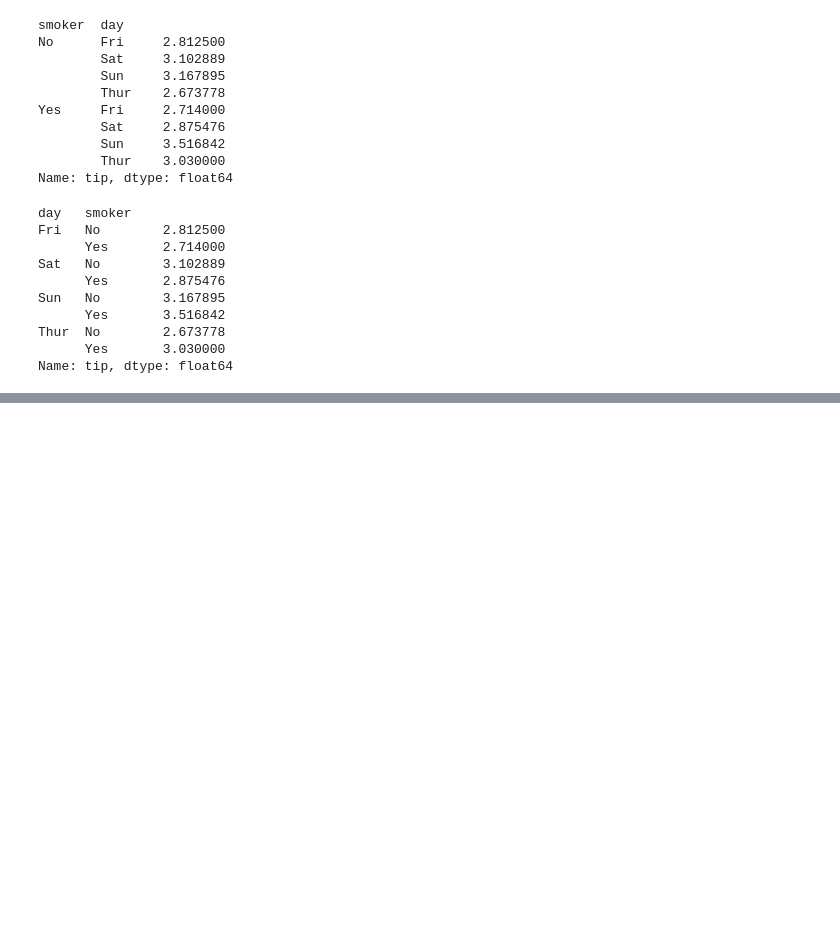
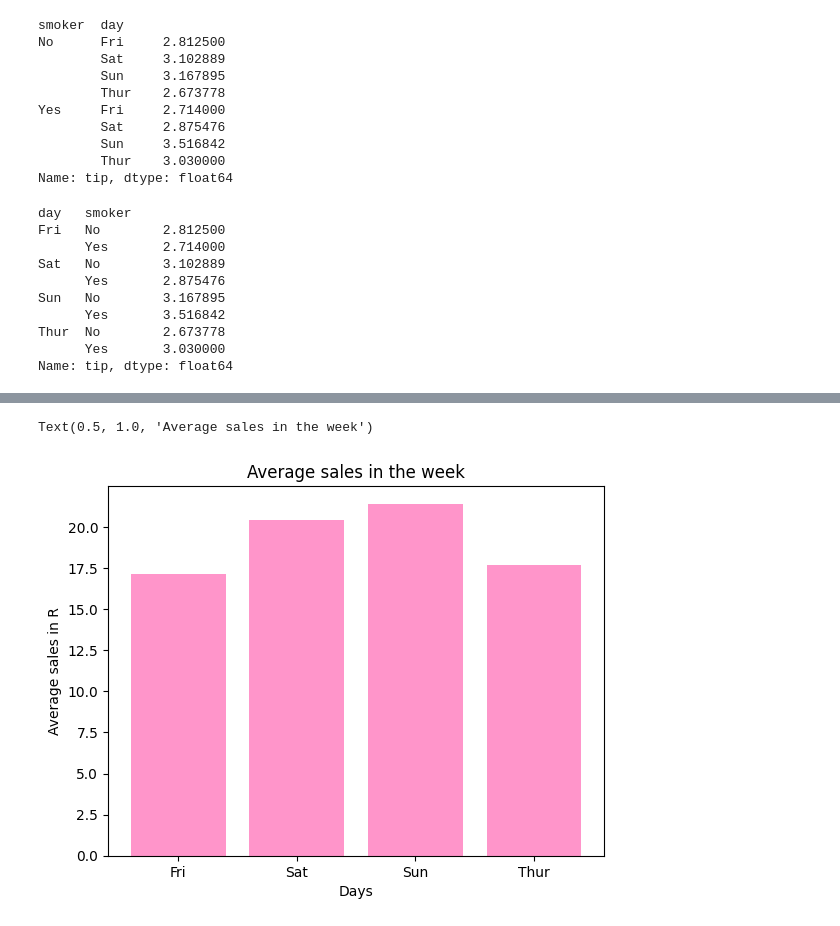
Before and after one commit to QuinlanVic/Python-module-code-notes, a Jupyter notebook: day16_pandas.ipynb, the cells around one changed output, grey strips where cells are left out. Saved outputs shown, nothing was run; the diff lists cells and outputs as text; code cells hidden in the pictures; blank space fills up the shorter version.

```diff
--- a/day16_pandas.ipynb
+++ b/day16_pandas.ipynb
@@ -611,0 +683,10 @@ Name: tip, dtype: float64
+# %%
+# to order the days properly
+x_days = y_avg_total_bill.index
+plt.bar(x_days, y_avg_total_bill, color="hotpink", alpha=0.7)
+plt.xlabel("Days")
+plt.ylabel("Average sales in R")
+plt.title("Average sales in the week")
+# %% [output]
+Text(0.5, 1.0, 'Average sales in the week')
+[figure, added]
```
Also changed, not shown: parts of 24 cells of this notebook, 1 other file.
